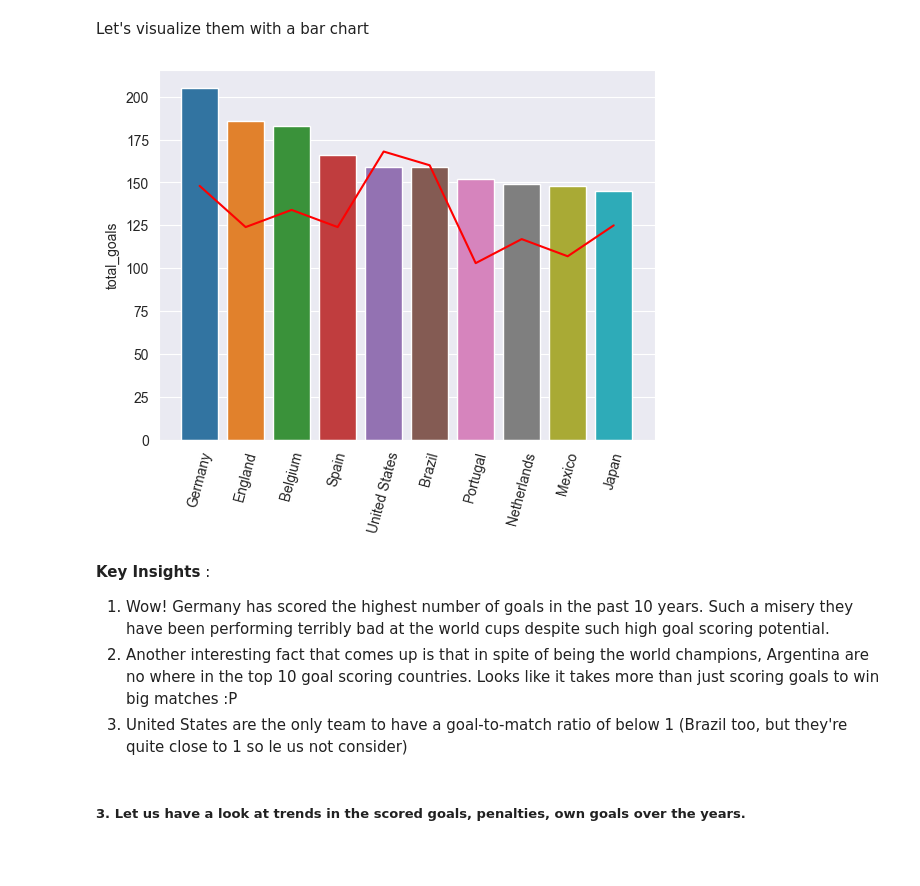
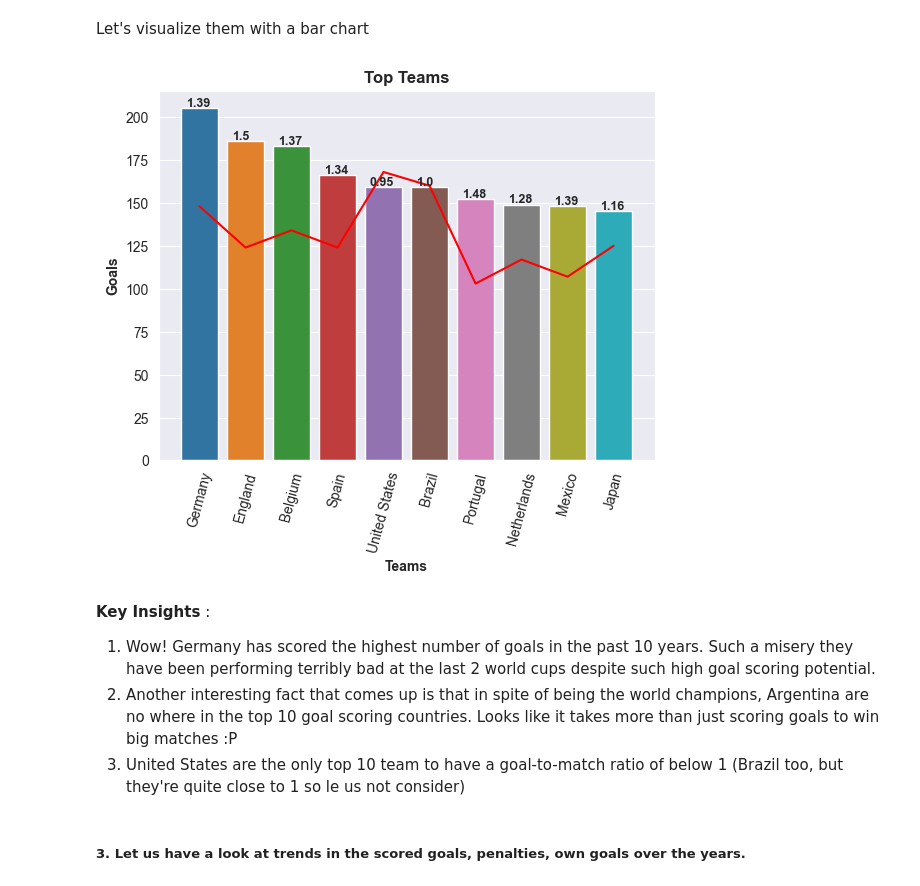
Before and after one commit to ryuukkk/football-data-analysis, a Jupyter notebook: DE_PROJECT.ipynb, the cells around one changed output. Saved outputs shown, nothing was run; the diff lists cells and outputs as text; code cells hidden in the pictures; blank space fills up the shorter version.

```diff
--- a/DE_PROJECT.ipynb
+++ b/DE_PROJECT.ipynb
@@ -612,19 +627,25 @@ Let's visualize them with a bar chart
 # %%
 #NEEDS TO BE PRETTIFIED
 #JUST A HEADS-UP : A GOAL-TO-MATCH RATIO AS DATA LABEL WOULD LOOK GOOD.
 
 ax7 = sns.barplot(data=top_teams, x=top_teams.index, y='total_goals')
 sns.lineplot(data=top_teams, x=top_teams.index, y='total_matches', ax=ax7, color='r')
-plt.xticks(rotation=75)
+plt.xticks(top_teams.index, top_teams['Unnamed: 0'],rotation=75)
 
+for x,y,z in zip(range(10), top_teams['total_goals'], top_teams['total_matches']):
+    ax7.text(x-0.3,y+1,np.ceil(y*100/z)/100, fontsize=9, fontweight="bold")
+
+plt.xlabel('Teams',fontweight='bold')
+plt.ylabel('Goals',fontweight='bold')
+plt.title('Top Teams', fontweight='bold')
 plt.savefig('figures/top_teams.jpg')
 # %% [output]
-[figure, old version]
+[figure, new version]
 # %% [markdown]
 **Key Insights** :
-1. Wow! Germany has scored the highest number of goals in the past 10 years. Such a misery they have been performing terribly bad at the world cups despite such high goal scoring potential.
+1. Wow! Germany has scored the highest number of goals in the past 10 years. Such a misery they have been performing terribly bad at the last 2 world cups despite such high goal scoring potential.
 2. Another interesting fact that comes up is that in spite of being the world champions, Argentina are no where in the top 10 goal scoring countries. Looks like it takes more than just scoring goals to win big matches :P
-3. United States are the only team to have a goal-to-match ratio of below 1 (Brazil too, but they're quite close to 1 so le us not consider)
+3. United States are the only top 10 team to have a goal-to-match ratio of below 1 (Brazil too, but they're quite close to 1 so le us not consider)
 # %% [markdown]
 ##### 3. Let us have a look at trends in the scored goals, penalties, own goals over the years.
 # %%
```
Also changed, not shown: parts of 31 cells of this notebook, 15 other files.
